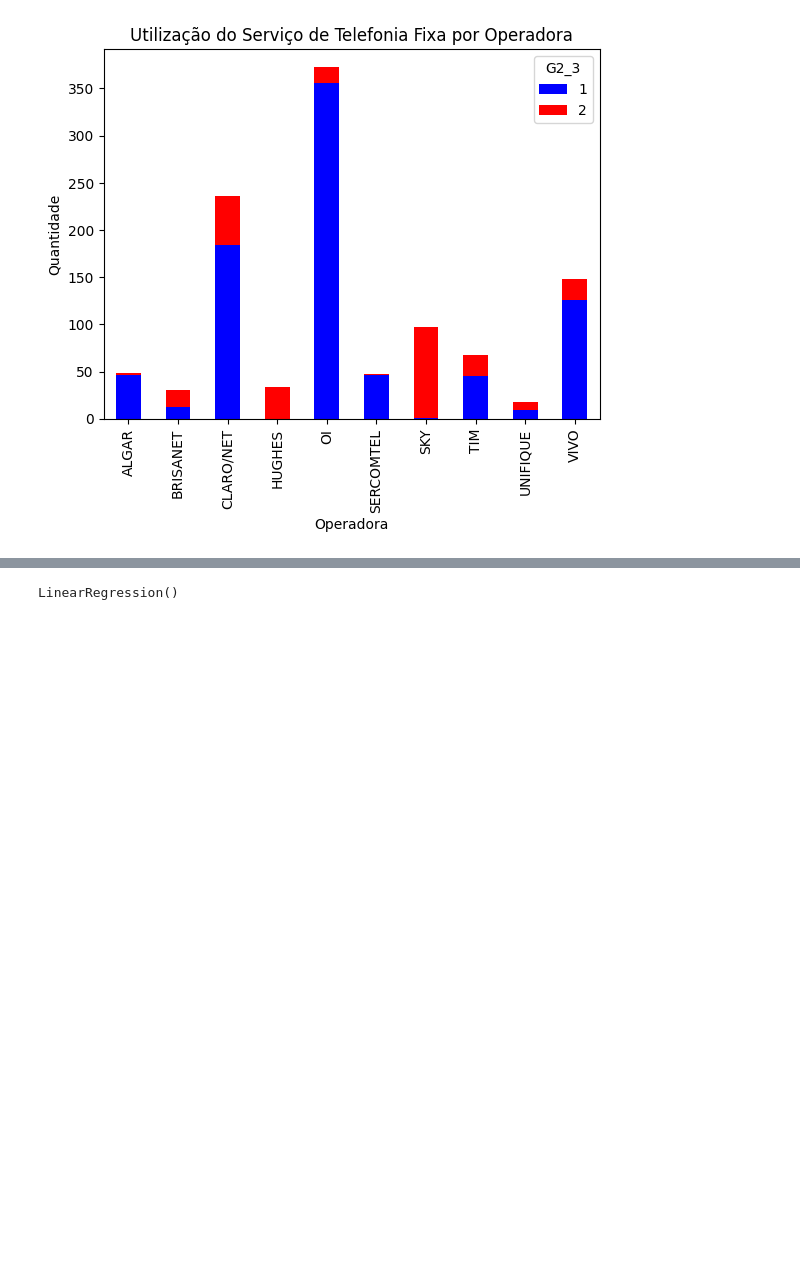
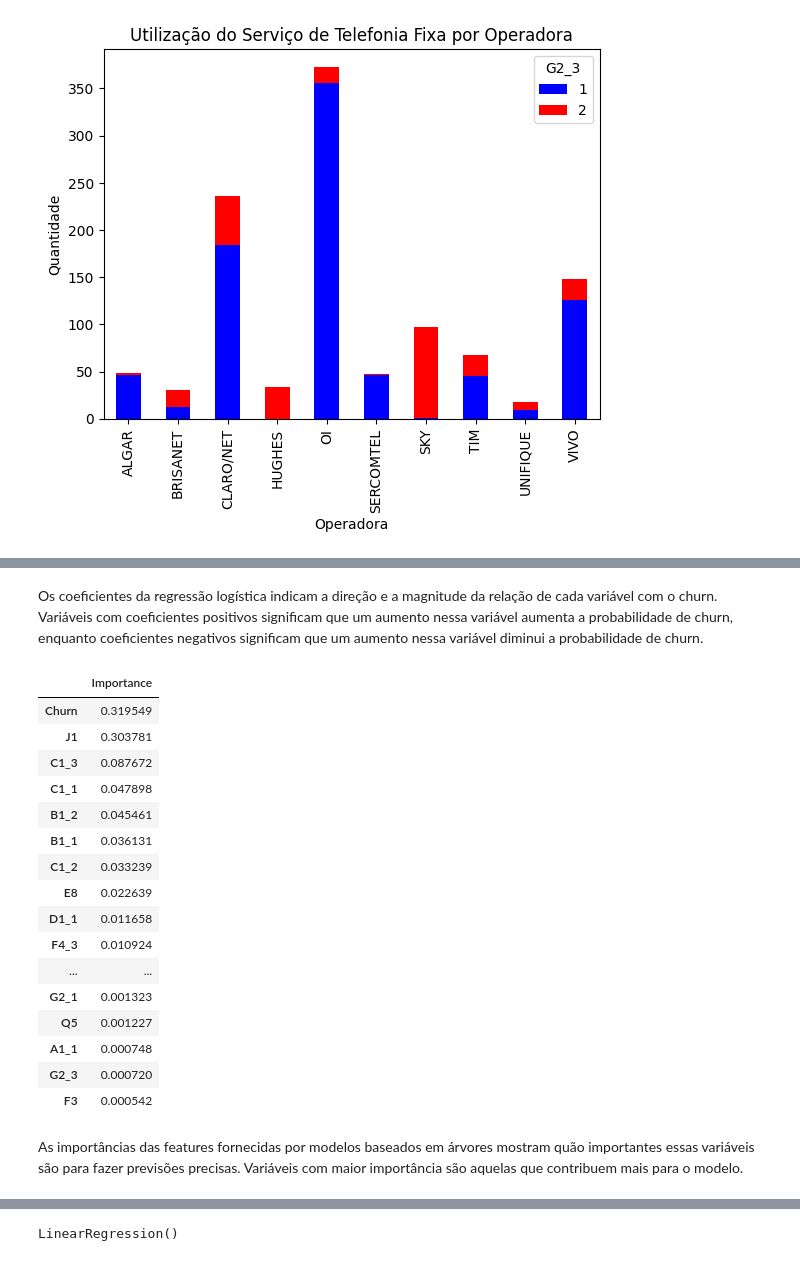
Before and after one commit to mheloisagalvao/projeto-ml, a Jupyter notebook: Projeto_THK.ipynb, the cells around one changed output, grey strips where cells are left out. Drawn from its saved outputs; the diff is of its cells as text; code cells hidden in the pictures; blank space fills up the shorter version.

```diff
--- a/Projeto_THK.ipynb
+++ b/Projeto_THK.ipynb
@@ -306,0 +400,34 @@ Name: 2, dtype: object
+# %% [markdown]
+Os coeficientes da regressão logística indicam a direção e a magnitude da relação de cada variável com o churn. Variáveis com coeficientes positivos significam que um aumento nessa variável aumenta a probabilidade de churn, enquanto coeficientes negativos significam que um aumento nessa variável diminui a probabilidade de churn.
+# %%
+from sklearn.ensemble import RandomForestClassifier
+importances = []
+
+# Treinar o modelo de Random Forest
+rf_model = RandomForestClassifier(random_state=42)
+rf_model.fit(X_train, y_train)
+
+# Importância das features
+importances = rf_model.feature_importances_
+feature_importance = pd.DataFrame(importances, index=X.columns, columns=['Importance']).sort_values(by='Importance', ascending=False)
+feature_importance
+# %% [output]
+|  | Importance |
+| Churn | 0.319549 |
+| J1 | 0.303781 |
+| C1_3 | 0.087672 |
+| C1_1 | 0.047898 |
+| B1_2 | 0.045461 |
+| B1_1 | 0.036131 |
+| C1_2 | 0.033239 |
+| E8 | 0.022639 |
+| D1_1 | 0.011658 |
+| F4_3 | 0.010924 |
+| ... | ... |
+| G2_1 | 0.001323 |
+| Q5 | 0.001227 |
+| A1_1 | 0.000748 |
+| G2_3 | 0.000720 |
+| F3 | 0.000542 |
+# %% [markdown]
+As importâncias das features fornecidas por modelos baseados em árvores mostram quão importantes essas variáveis são para fazer previsões precisas. Variáveis com maior importância são aquelas que contribuem mais para o modelo.
```
Also changed, not shown: parts of 88 cells of this notebook.
